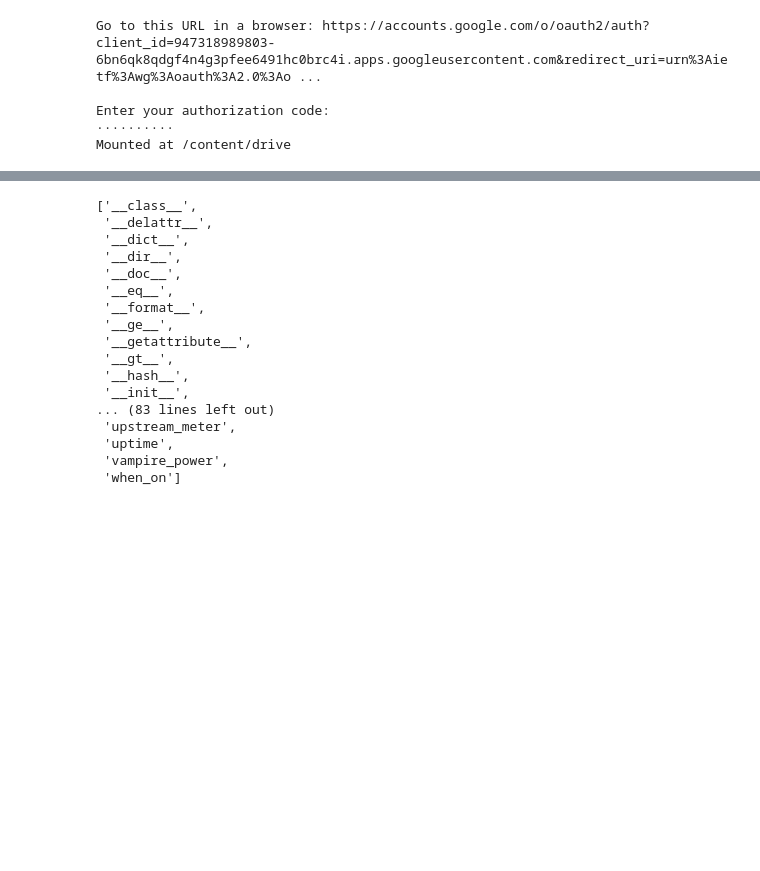
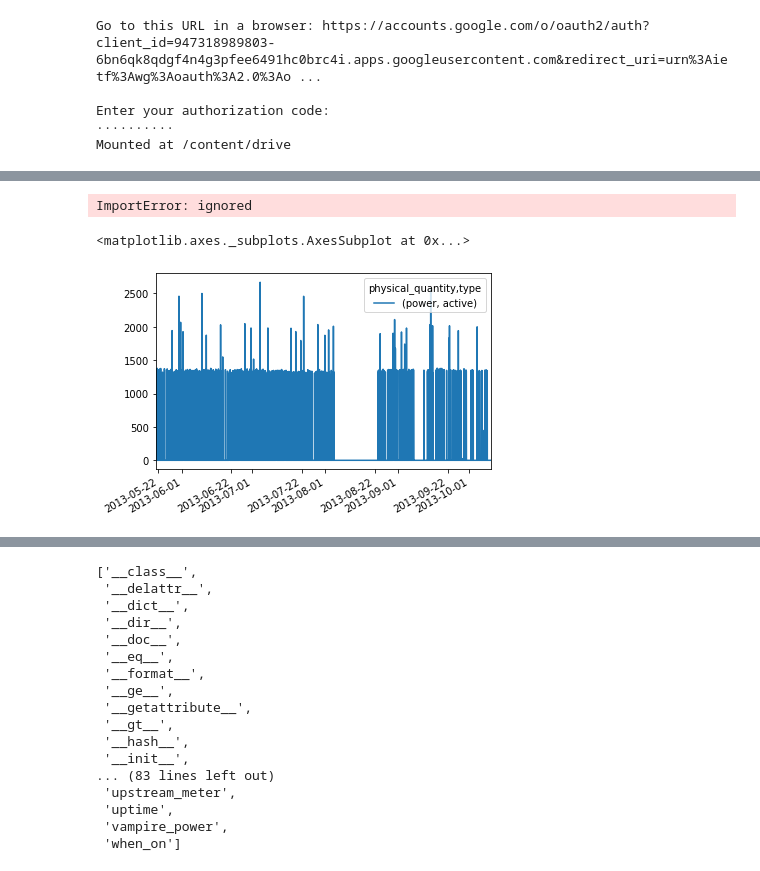
Before and after one commit to BitKnitting/FitHome_Analysis, a Jupyter notebook: notebooks/UK_DALE_LEARNING_Preprocessing.ipynb, the cells around one changed output, grey strips where cells are left out. Cells and saved outputs as stored; diff of their text form; code cells hidden in the pictures; blank space fills up the shorter version.

```diff
--- a/notebooks/UK_DALE_LEARNING_Preprocessing.ipynb
+++ b/notebooks/UK_DALE_LEARNING_Preprocessing.ipynb
@@ -72,0 +139,11 @@ nilmtk.elecmeter.ElecMeter
+# %%
+microwave_2.get_activations()
+# %% [output]
+ImportError: ignored
+# %%
+generator = microwave_2.load()
+df = next(generator)
+df.plot()
+# %% [output]
+<matplotlib.axes._subplots.AxesSubplot at 0x...>
+[figure, added]
```
Also changed, not shown: parts of 15 cells of this notebook.
